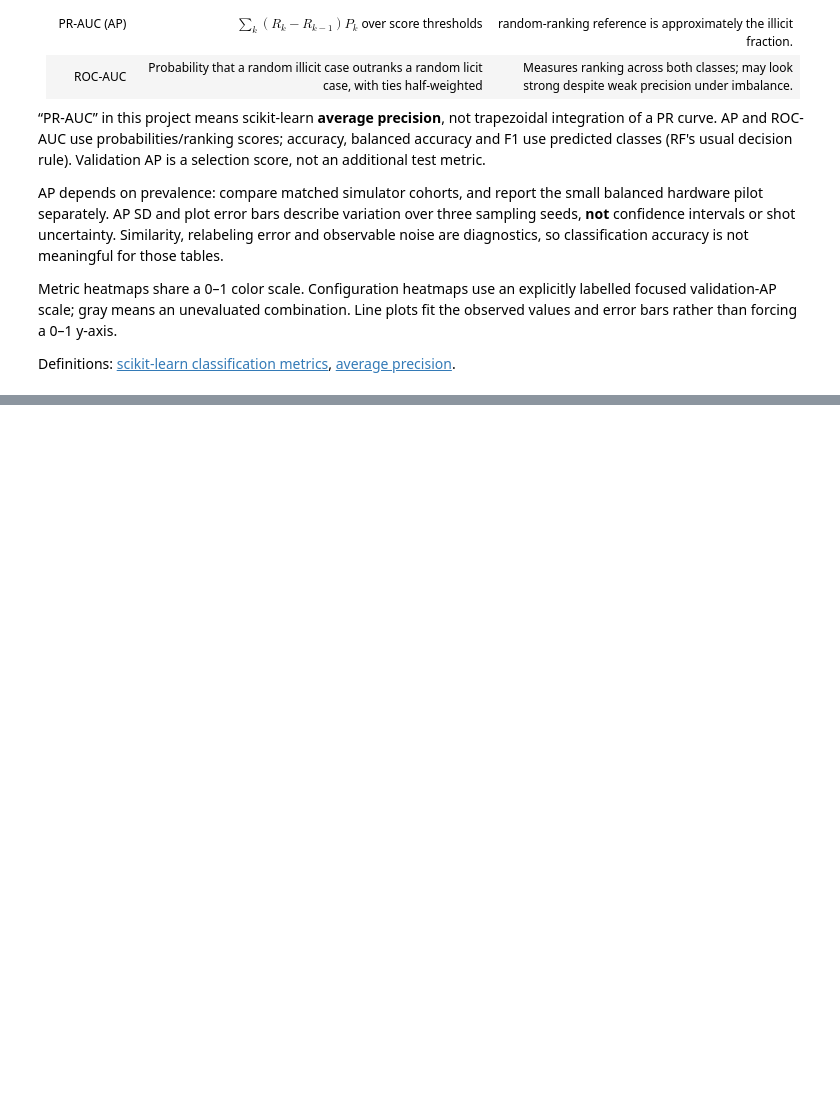
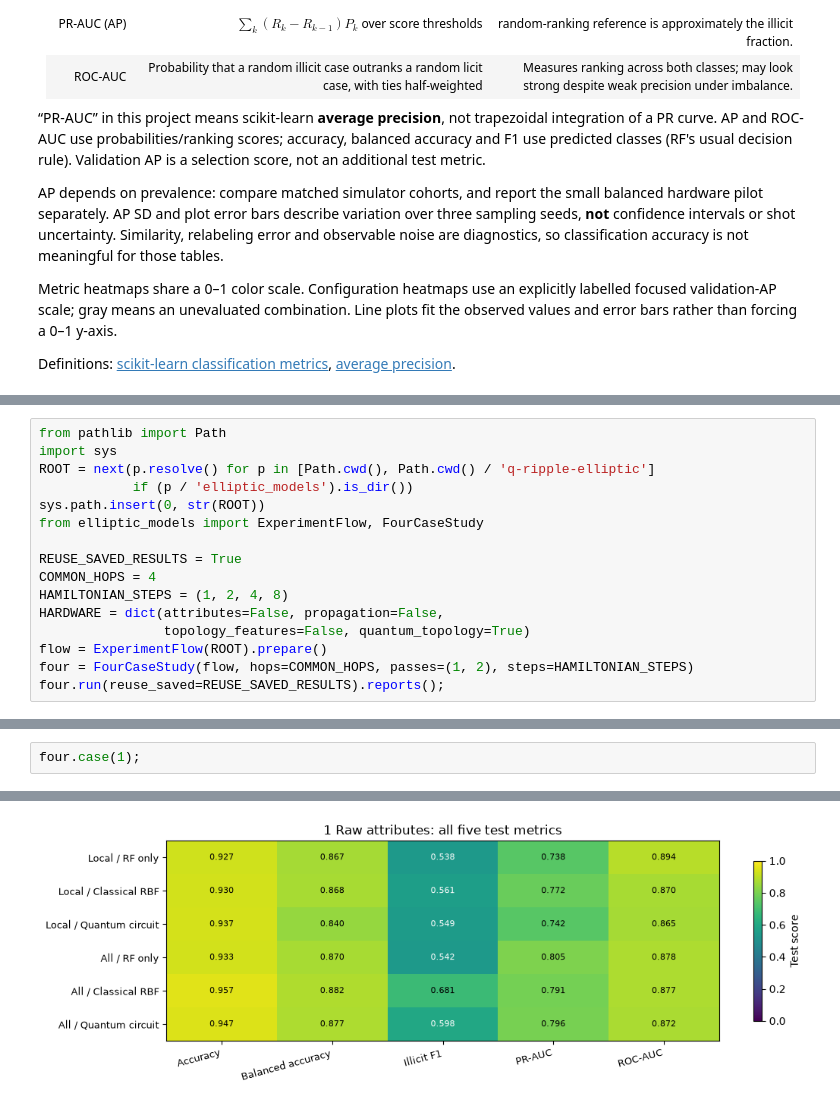
Before and after one commit to gigileungyingchi/q-ripple-elliptic, a Jupyter notebook: experiment_flow.ipynb, the cells around one changed output, grey strips where cells are left out. Saved outputs shown, nothing was run; the diff lists cells and outputs as text; blank space fills up the shorter version.

Commit message:
Compare cumulative graph and quantum topology experiments

```diff
--- a/experiment_flow.ipynb
+++ b/experiment_flow.ipynb
@@ -360,0 +50,16 @@ flow.summary()
+# %%
+from pathlib import Path
+import sys
+ROOT = next(p.resolve() for p in [Path.cwd(), Path.cwd() / 'q-ripple-elliptic']
+            if (p / 'elliptic_models').is_dir())
+sys.path.insert(0, str(ROOT))
+from elliptic_models import ExperimentFlow, FourCaseStudy
+
+REUSE_SAVED_RESULTS = True
+COMMON_HOPS = 4
+HAMILTONIAN_STEPS = (1, 2, 4, 8)
+HARDWARE = dict(attributes=False, propagation=False,
+                topology_features=False, quantum_topology=True)
+flow = ExperimentFlow(ROOT).prepare()
+four = FourCaseStudy(flow, hops=COMMON_HOPS, passes=(1, 2), steps=HAMILTONIAN_STEPS)
+four.run(reuse_saved=REUSE_SAVED_RESULTS).reports();
@@ -360,0 +78,3 @@ flow.summary()
+# %%
+four.case(1);
+# %% [output]
@@ -360,0 +88 @@ flow.summary()
+[figure, added]
```
Also changed, not shown: parts of 44 cells of this notebook, 39 other files.
